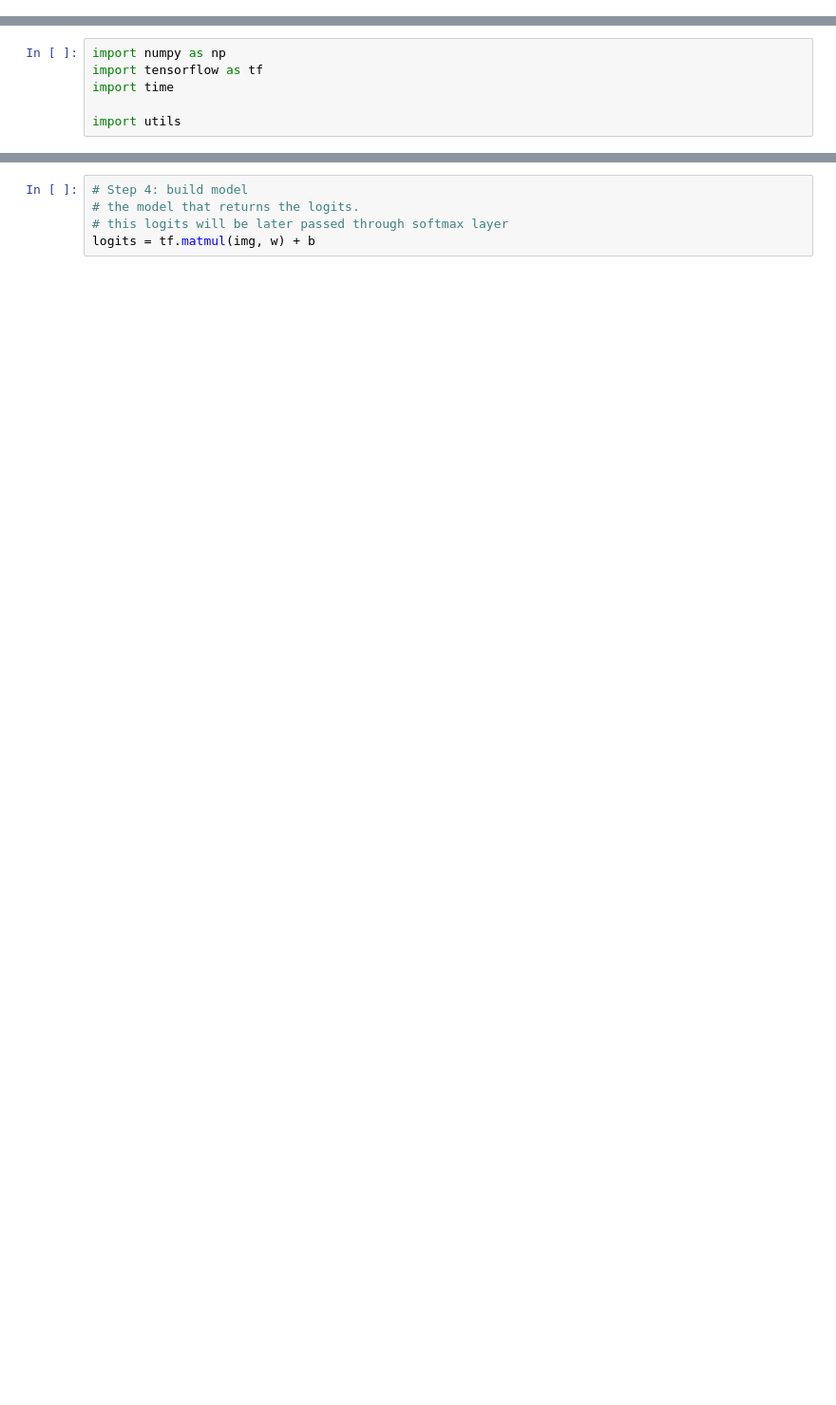
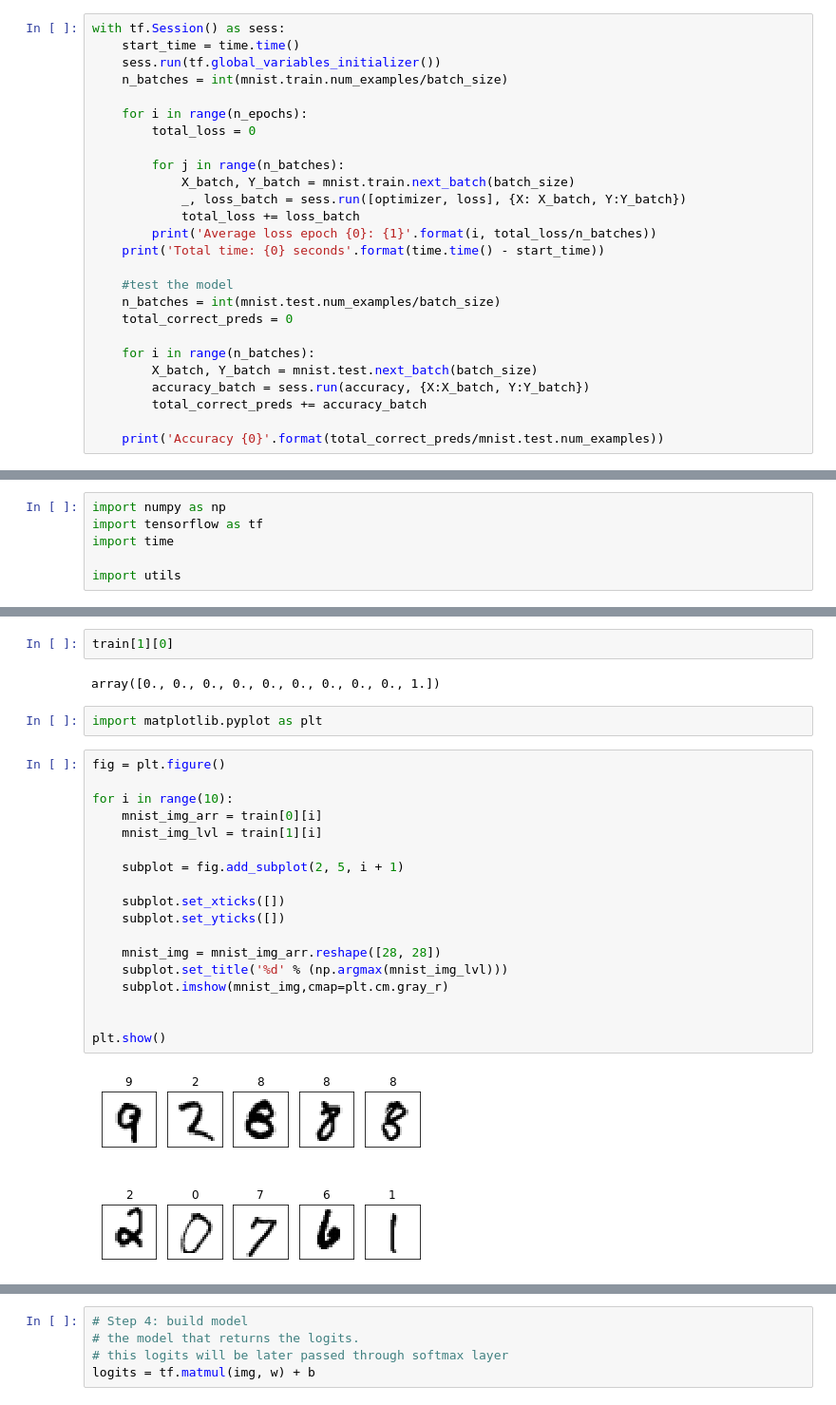
Before and after one commit to parksurk/cs20si_study, a Jupyter notebook: 3. Lecture3_Linear and Logistic Regression in TensorFlow.ipynb, the cells around one changed output, grey strips where cells are left out. Shown at 95% size. Cells and saved outputs as stored; diff of their text form; blank space fills up the shorter version.

```diff
--- a/3. Lecture3_Linear and Logistic Regression in TensorFlow.ipynb
+++ b/3. Lecture3_Linear and Logistic Regression in TensorFlow.ipynb
@@ -344,0 +514,26 @@ To compare the performance of tf.data with that of placeholders, I ran each mode
+# %%
+with tf.Session() as sess:
+    start_time = time.time()
+    sess.run(tf.global_variables_initializer())
+    n_batches = int(mnist.train.num_examples/batch_size)
+
+    for i in range(n_epochs):
+        total_loss = 0
+
+        for j in range(n_batches):
+            X_batch, Y_batch = mnist.train.next_batch(batch_size)
+            _, loss_batch = sess.run([optimizer, loss], {X: X_batch, Y:Y_batch})
+            total_loss += loss_batch
+        print('Average loss epoch {0}: {1}'.format(i, total_loss/n_batches))
+    print('Total time: {0} seconds'.format(time.time() - start_time))
+
+    #test the model
+    n_batches = int(mnist.test.num_examples/batch_size)
+    total_correct_preds = 0
+
+    for i in range(n_batches):
+        X_batch, Y_batch = mnist.test.next_batch(batch_size)
+        accuracy_batch = sess.run(accuracy, {X:X_batch, Y:Y_batch})
+        total_correct_preds += accuracy_batch
+
+    print('Accuracy {0}'.format(total_correct_preds/mnist.test.num_examples))
@@ -378,3 +655,29 @@ Successfully downloaded ./examples/data/mnist/t10k-labels-idx1-ubyte.gz
+# %%
+train[1][0]
+# %% [output]
+array([0., 0., 0., 0., 0., 0., 0., 0., 0., 1.])
+# %%
+import matplotlib.pyplot as plt
+# %%
+fig = plt.figure()
+
+for i in range(10):
+    mnist_img_arr = train[0][i]
+    mnist_img_lvl = train[1][i]
+
+    subplot = fig.add_subplot(2, 5, i + 1)
+
+    subplot.set_xticks([])
+    subplot.set_yticks([])
+
+    mnist_img = mnist_img_arr.reshape([28, 28])
+    subplot.set_title('%d' % (np.argmax(mnist_img_lvl)))
+    subplot.imshow(mnist_img,cmap=plt.cm.gray_r)
+
+
+plt.show()
+# %% [output]
+[figure, added]
 # %%
 # Step 2: Create datasets and iterator
 train_data = tf.data.Dataset.from_tensor_slices(train)
```
Also changed, not shown: parts of 44 cells of this notebook, 3 other files.
